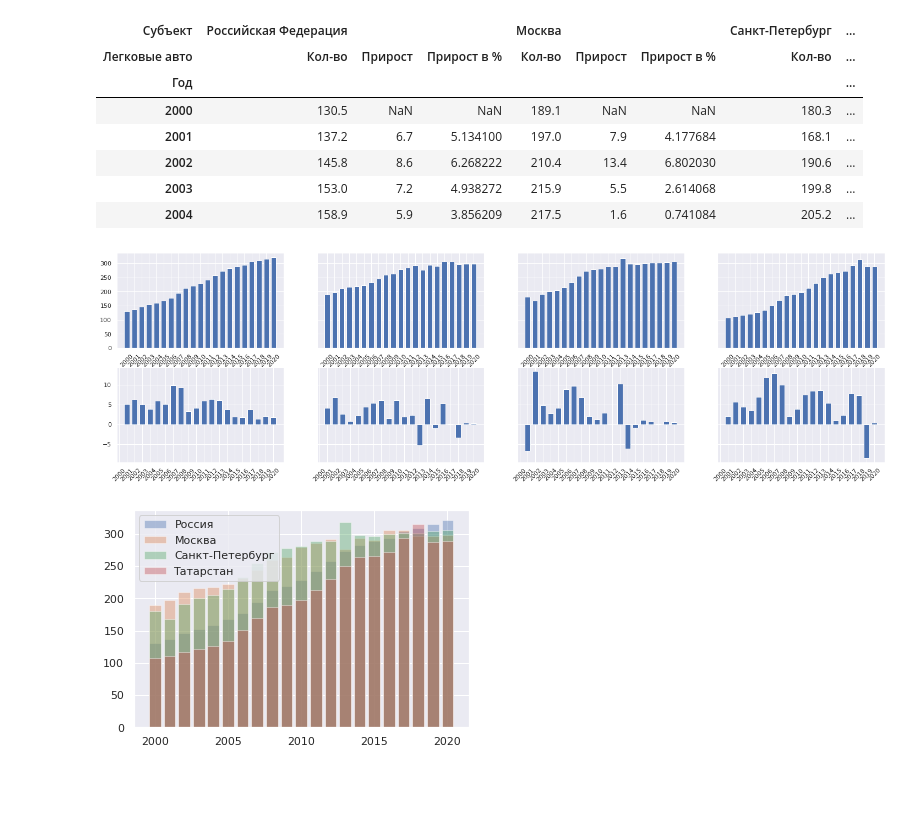
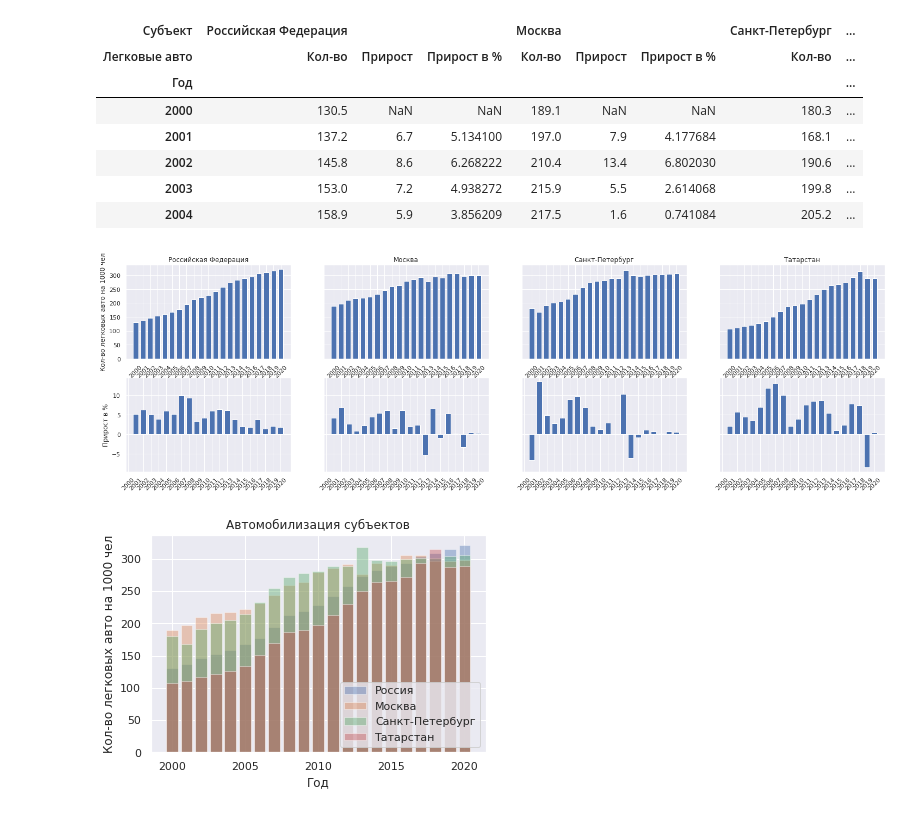
Before and after one commit to bulatibrr/cars-in-tatarstan, a Jupyter notebook: cars_tatarstan.ipynb, the cells around one changed output. Drawn from its saved outputs; the diff is of its cells as text; code cells hidden in the pictures; blank space fills up the shorter version.

Commit message:
Update bars
Add titles and labels to bars

```diff
--- a/cars_tatarstan.ipynb
+++ b/cars_tatarstan.ipynb
@@ -6,9 +6,7 @@ import matplotlib.pyplot as plt
 import seaborn as sns
 sns.set()
 # %%
-cars = pd.read_excel('data/cars.xls',
-                     header=2,
-                     index_col=0)
+cars = pd.read_excel('data/cars.xls', header=2, index_col=0)
 cars = cars.iloc[:-2, :-1]
 
 cars.head()
@@ -89,21 +87,27 @@ cars_pct = 2
 bar_params = {'width':0.7, 'tick_label':cars.index}
 
 fig, ax = plt.subplots(2, 4, figsize=(25,7), sharey='row')
+ax[0, 0].set(ylabel='Кол-во легковых авто на 1000 чел')
+ax[1, 0].set(ylabel='Прирост в %')
 for i in range(4):
   ax[0, i].bar(x=cars.index, height=cars.iloc[:, cars_abs], **bar_params)
-  ax[0, i].tick_params(axis="x", rotation=45)
+  ax[0, i].tick_params(axis='x', rotation=45)
+  ax[0, i].set(title=cols_lev0[i])
   ax[1, i].bar(x=cars.index, height=cars.iloc[:, cars_pct], **bar_params)
-  ax[1, i].tick_params(axis="x", rotation=45)
+  ax[1, i].tick_params(axis='x', rotation=45)
 
   cars_abs += 3
   cars_pct += 3
 # %% [output]
-[figure, old version]
+[figure, new version]
 # %%
 plt.bar(x=cars.index, height=cars.iloc[:, 0], label='Россия', alpha=0.4)
 plt.bar(x=cars.index, height=cars.iloc[:, 3], label='Москва', alpha=0.4)
 plt.bar(x=cars.index, height=cars.iloc[:, 6], label='Санкт-Петербург', alpha=0.4)
 plt.bar(x=cars.index, height=cars.iloc[:, 9], label='Татарстан', alpha=0.4)
-plt.legend();
+plt.title('Автомобилизация субъектов')
+plt.xlabel('Год')
+plt.ylabel('Кол-во легковых авто на 1000 чел')
+plt.legend(loc='lower right');
 # %% [output]
-[figure, old version]
+[figure, new version]
```
Also changed, not shown: parts of 1 cell of this notebook.
